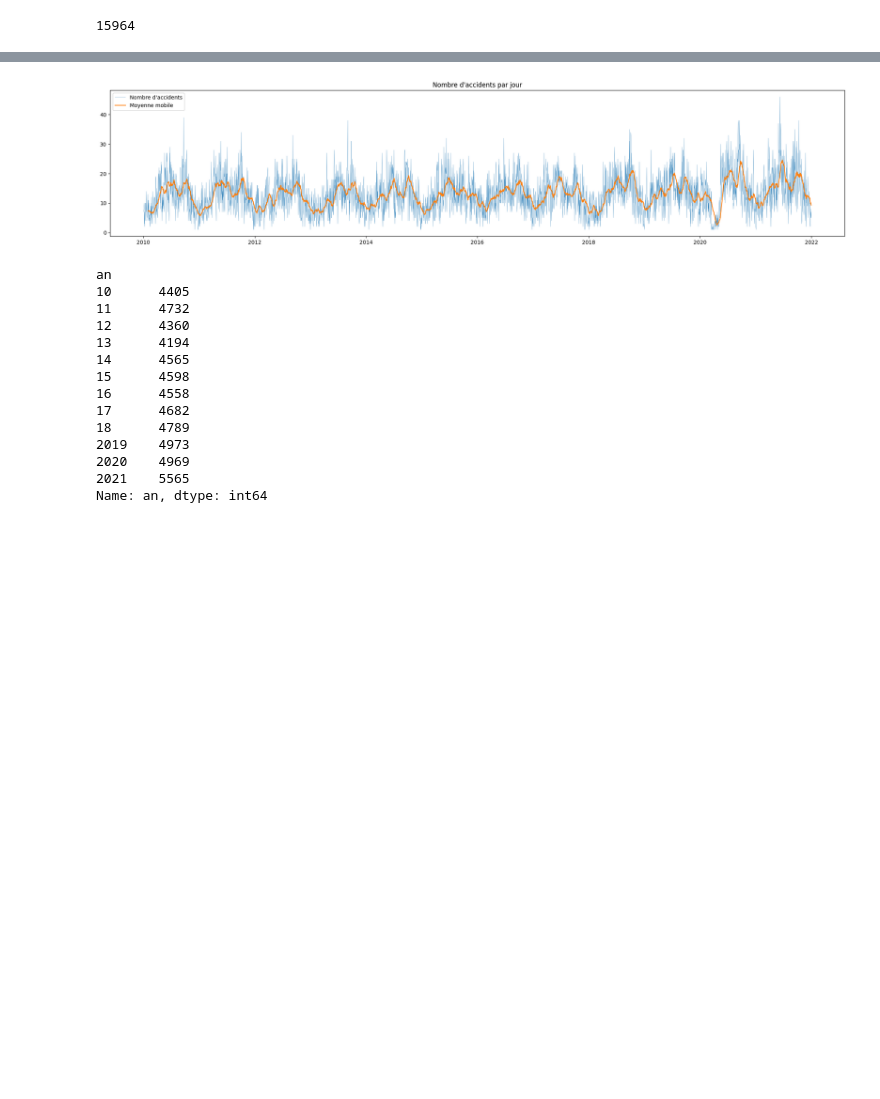
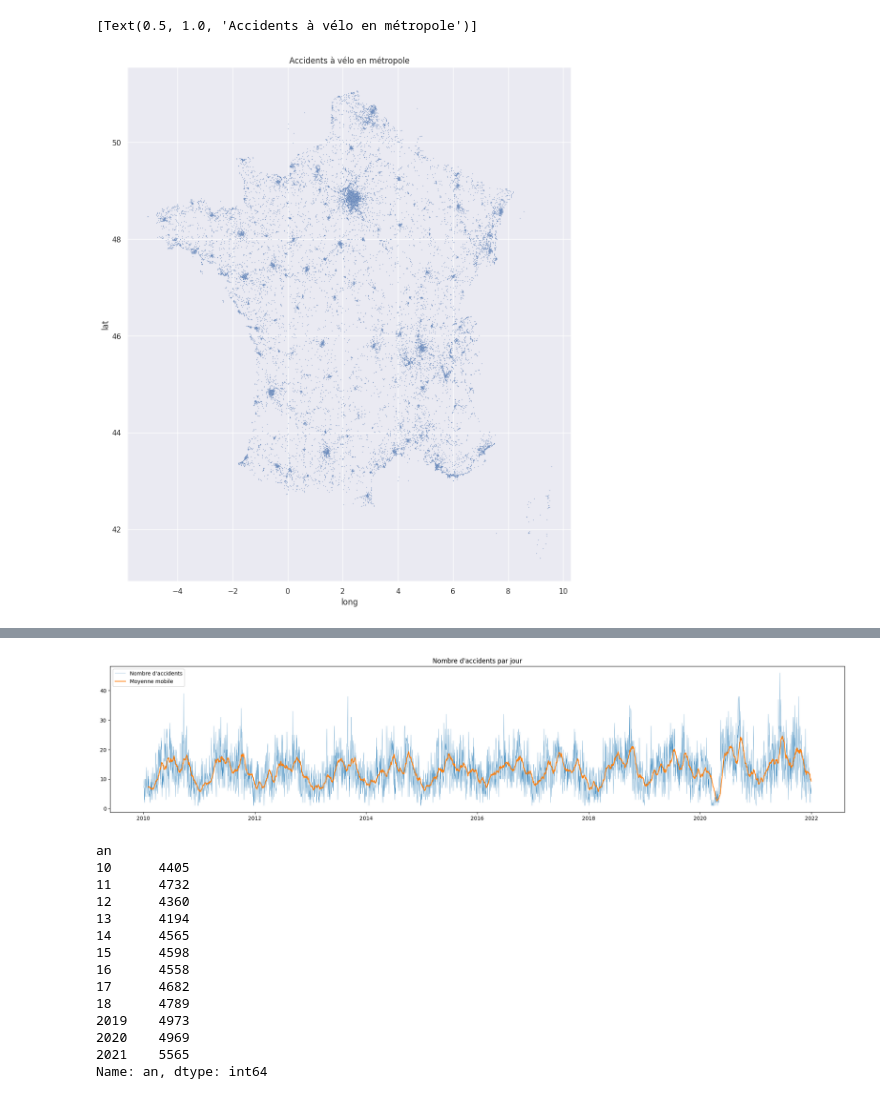
Before and after one commit to gauthgoth/Challenge---Etudes-de-Cas, a Jupyter notebook: dataviz.ipynb, the cells around one changed output, grey strips where cells are left out. Drawn from its saved outputs; the diff is of its cells as text; code cells hidden in the pictures; blank space fills up the shorter version.

Commit message:
completed dataviz notebook, added utils

```diff
--- a/dataviz.ipynb
+++ b/dataviz.ipynb
@@ -21,3 +1,11 @@ df_car = pd.read_csv('data/caracteristiques.csv',dtype={'dep':'str','com':'str',
+# %%
+import pandas as pd
+from geo_utils import filter_france_metr
+
+df_car = pd.read_csv('data/caracteristiques.csv',dtype={'dep':'str','com':'str','code_insee':'str'})
+df_car = filter_france_metr(df_car)
+
+df_vehicules = pd.read_csv('data/vehicules.csv')
 # %%
 import seaborn as sns
 group_com_all = df_car.groupby('code_insee')['Num_Acc'].nunique().sort_values(ascending=False)
@@ -30,7 +21,11 @@ df_velos = df_vehicules[df_vehicules['catv'].isin([1,50,60,80])]
 df_accidents_velo = df_car.merge(df_velos,how='inner',on='Num_Acc')
 # %%
 df_accidents_velo.drop_duplicates(subset=['Num_Acc'], keep='last',inplace=True)
-# %%
-df_accidents_velo['long'].isna().sum()
-# %% [output]
-15964
+# %%
+df_accidents_velo = filter_france_metr(df_accidents_velo)
+# %%
+plt.figure(figsize=(12,14))
+sns.scatterplot(data=df_accidents_velo[df_accidents_velo['lat']>40], x="long", y="lat",s=0.9).set(title ='Accidents à vélo en métropole' )
+# %% [output]
+[Text(0.5, 1.0, 'Accidents à vélo en métropole')]
+[figure, added]
```
Also changed, not shown: parts of 46 cells of this notebook, 26 other files.
